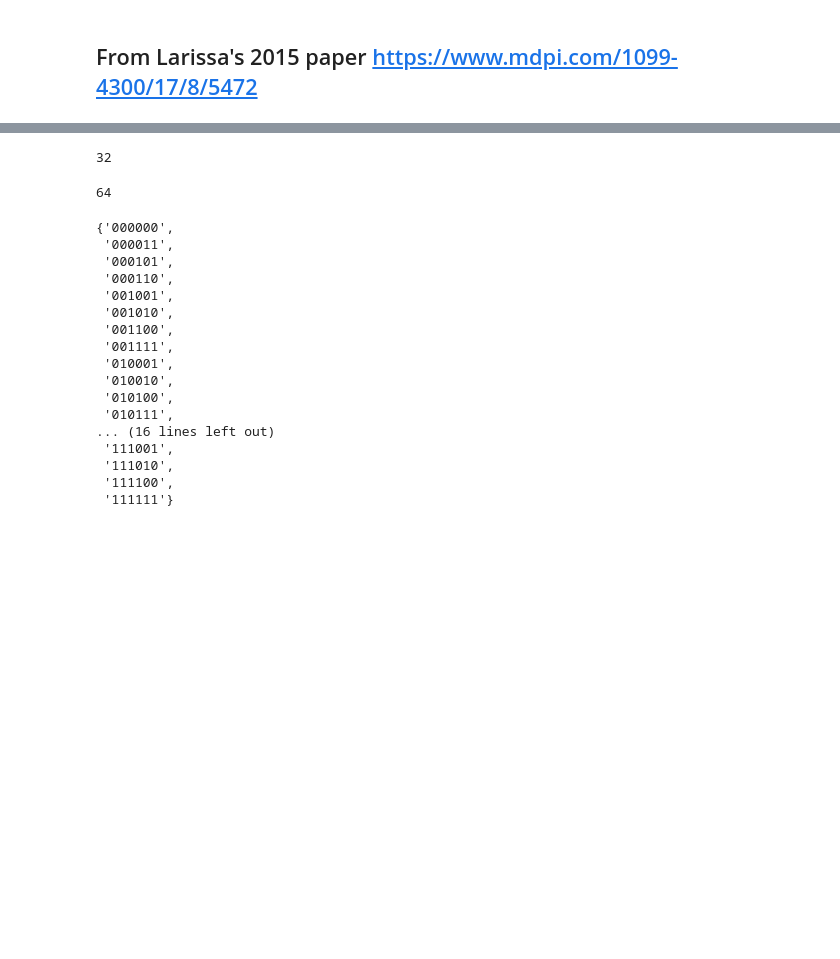
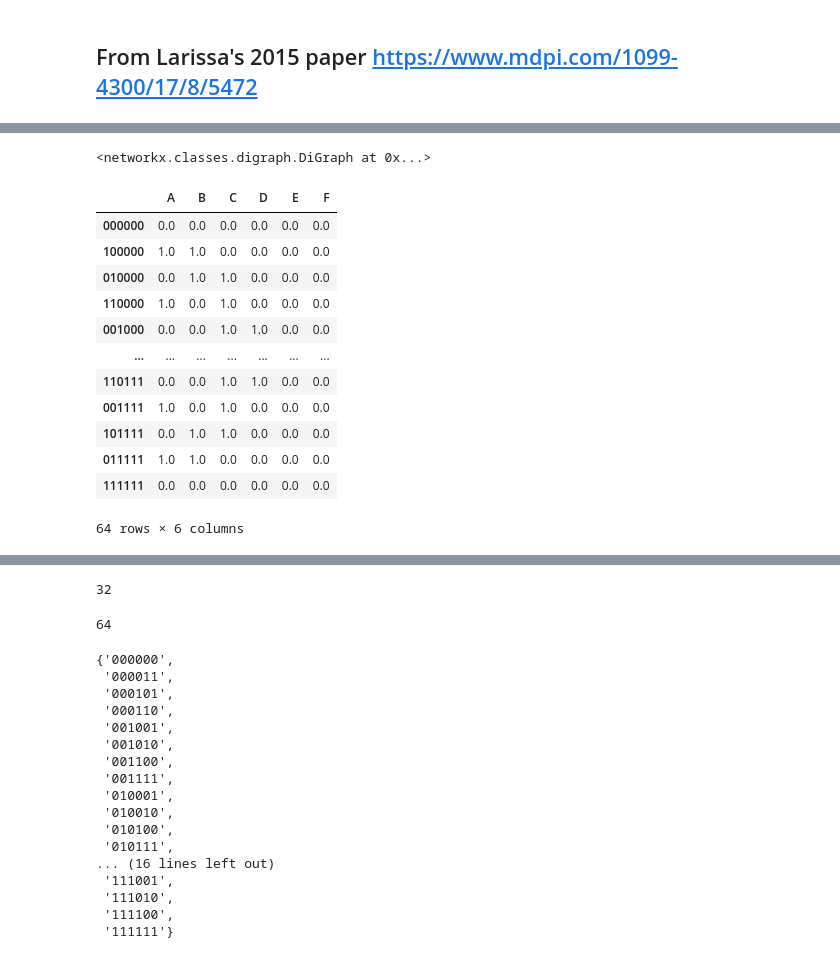
Before and after one commit to wesmith/phial, a Jupyter notebook: notebooks/hi-fi.ipynb, the cells around one changed output, grey strips where cells are left out. Saved outputs shown, nothing was run; the diff lists cells and outputs as text; code cells hidden in the pictures; blank space fills up the shorter version.

```diff
--- a/notebooks/hi-fi.ipynb
+++ b/notebooks/hi-fi.ipynb
@@ -107,0 +108,20 @@ net.info()
+# %%
+nx.DiGraph(pyphi.convert.state_by_node2state_by_state(net.tpm))
+# %% [output]
+<networkx.classes.digraph.DiGraph at 0x...>
+# %%
+net.tpm
+# %% [output]
+|  | A | B | C | D | E | F |
+| 000000 | 0.0 | 0.0 | 0.0 | 0.0 | 0.0 | 0.0 |
+| 100000 | 1.0 | 1.0 | 0.0 | 0.0 | 0.0 | 0.0 |
+| 010000 | 0.0 | 1.0 | 1.0 | 0.0 | 0.0 | 0.0 |
+| 110000 | 1.0 | 0.0 | 1.0 | 0.0 | 0.0 | 0.0 |
+| 001000 | 0.0 | 0.0 | 1.0 | 1.0 | 0.0 | 0.0 |
+| ... | ... | ... | ... | ... | ... | ... |
+| 110111 | 0.0 | 0.0 | 1.0 | 1.0 | 0.0 | 0.0 |
+| 001111 | 1.0 | 0.0 | 1.0 | 0.0 | 0.0 | 0.0 |
+| 101111 | 0.0 | 1.0 | 1.0 | 0.0 | 0.0 | 0.0 |
+| 011111 | 1.0 | 1.0 | 0.0 | 0.0 | 0.0 | 0.0 |
+| 111111 | 0.0 | 0.0 | 0.0 | 0.0 | 0.0 | 0.0 |
+64 rows × 6 columns
```
Also changed, not shown: parts of 14 cells of this notebook, 7 other files.
